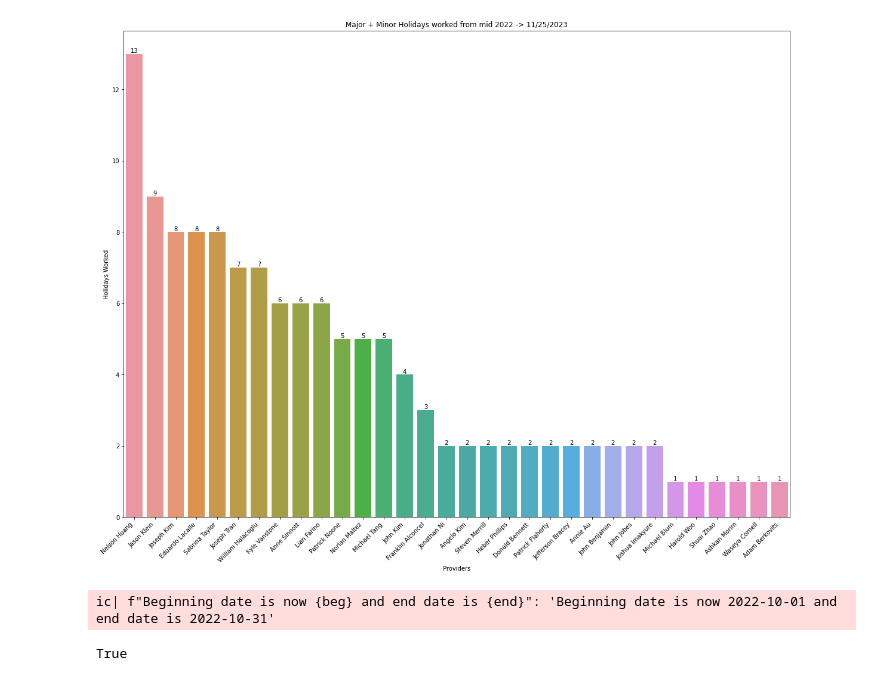
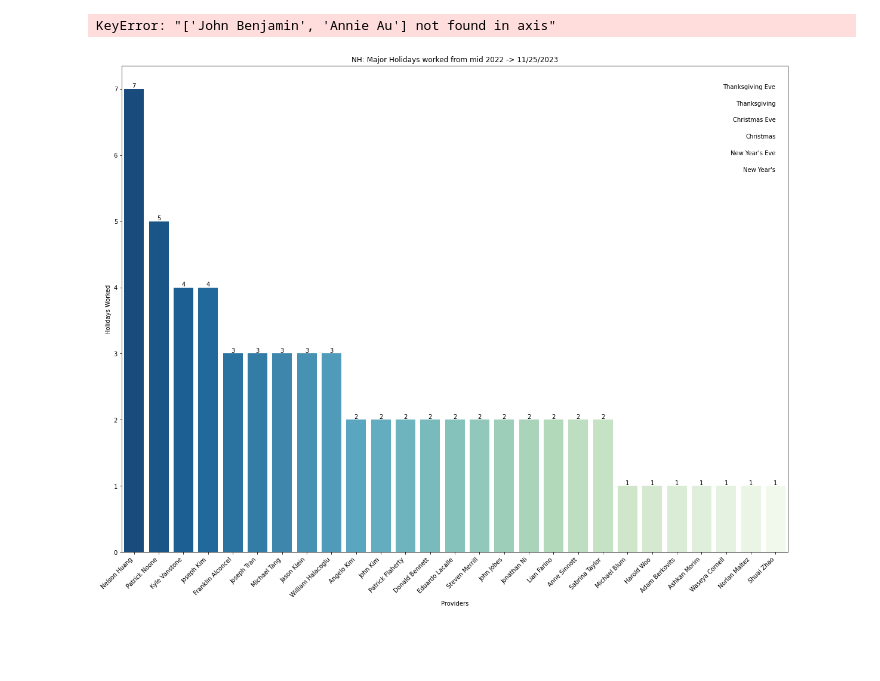
Before and after one commit to angelo562/ShiftAdminBuddy, a Jupyter notebook: scratch.ipynb, the cells around one changed output. Drawn from its saved outputs; the diff is of its cells as text; code cells hidden in the pictures; blank space fills up the shorter version.

```diff
--- a/scratch.ipynb
+++ b/scratch.ipynb
@@ -45,0 +253,2 @@ array(['2022-05-08T00:00:00.000000000', '2022-10-31T00:00:00.000000000',
+# %%
+Data.df_to_analyze = compile_rows_to_analyze(df)
@@ -45,0 +317,3 @@ array(['2022-05-08T00:00:00.000000000', '2022-10-31T00:00:00.000000000',
+# %%
+Data.dates_to_query = if_major_holidays()
+Data.dates_to_query
@@ -46,29 +342,37 @@ array(['2022-05-08T00:00:00.000000000', '2022-10-31T00:00:00.000000000',
+# %%
+Data.df_to_analyze = compile_rows_to_analyze(df)
+# %%
+df_major = Data.df_to_analyze['Provider']
+# df_all_hol = df_all_hol.value_counts(ascending=False).reset_index()
+df_major = df_major.reset_index(drop=True).value_counts()
+
+df_major = df_major.drop(new_docs)
+df_major
+# %% [output]
+KeyError: "['John Benjamin', 'Annie Au'] not found in axis"
 # %%
 plt.figure(figsize=(20,15))
-# sns.set_palette('pastel')
-# sns.color_palette("mako", as_cmap=True)
-# sns.color_palette("rocket")
-# sns.color_palette("cubehelix", as_cmap=True)
 
-ax = sns.barplot(
-    x=df.index,
-    y = df.values,
-    # palette='OrRd_r'
-)
+ax = sns.barplot(x=df_major.index, y=df_major.values, palette='GnBu_r')
 
-for p, value in zip(ax.patches, df.values):
+
+for p, value in zip(ax.patches, df_major.values):
     ax.annotate(value, (p.get_x() + p.get_width() / 2., p.get_height()), ha='center', va='bottom')
 
 plt.xticks(rotation = 45, ha='right')
-plt.title('Major + Minor Holidays worked from mid 2022 -> 11/25/2023')
+plt.title('NH: Major Holidays worked from mid 2022 -> 11/25/2023')
 plt.xlabel('Providers')
 plt.ylabel('Holidays Worked')
-plt.savefig("major+minor.jpg" , bbox_inches='tight', pad_inches=0.1)
+
+holiday_list = ["Thanksgiving Eve", "Thanksgiving", "Christmas Eve", "Christmas", "New Year's Eve", "New Year's",]
+
+r_border = 1
+t_border = 0
+for holiday in holiday_list:
+    plt.text(len(df_major)- r_border, max(df_major.values.flatten()) - t_border, holiday, fontsize=10, ha='right' )
+    t_border += 0.25
+
+plt.savefig("major.jpg" , bbox_inches='tight', pad_inches=0.1)
 plt.show()
 # %% [output]
-[figure, old version]
+[figure, new version]
-# %%
-sab.set_date_range('2022-10-01', '2022-10-31')
-# %% [output]
-ic| f"Beginning date is now {beg} and end date is {end}": 'Beginning date is now 2022-10-01 and end date is 2022-10-31'
-True
```
Also changed, not shown: parts of 24 cells of this notebook, 4 other files.
